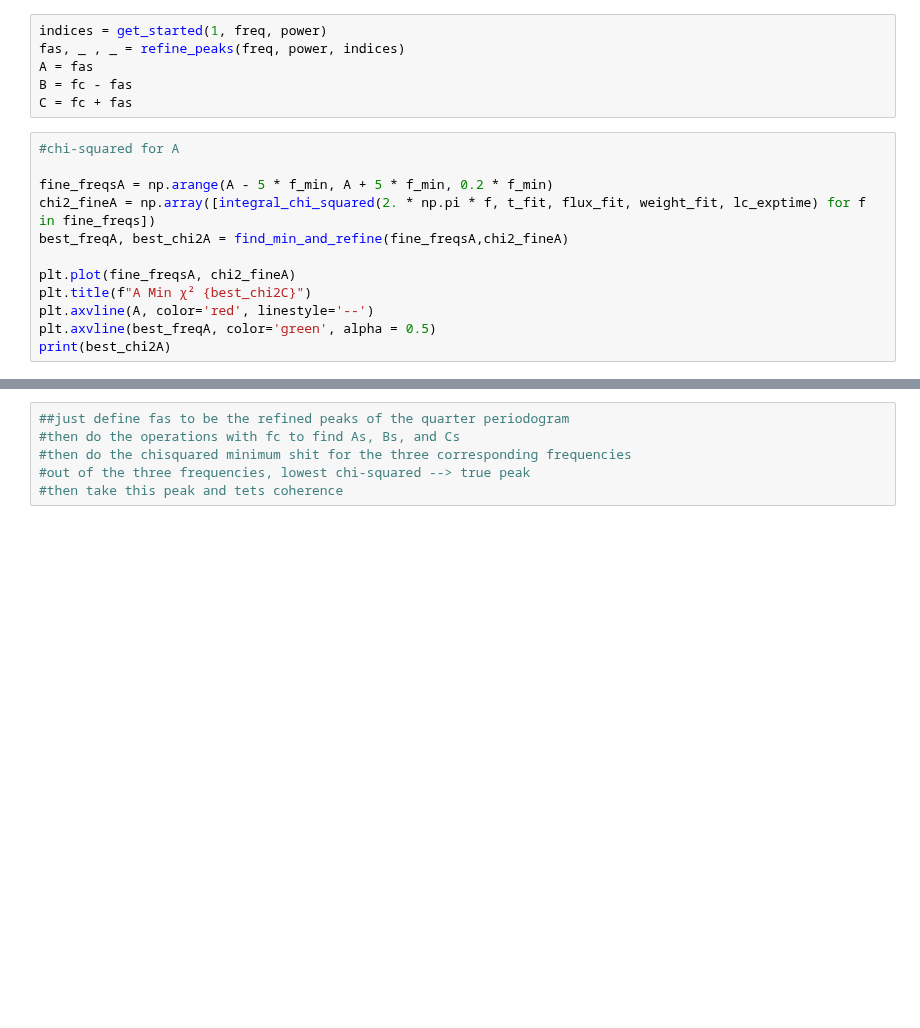
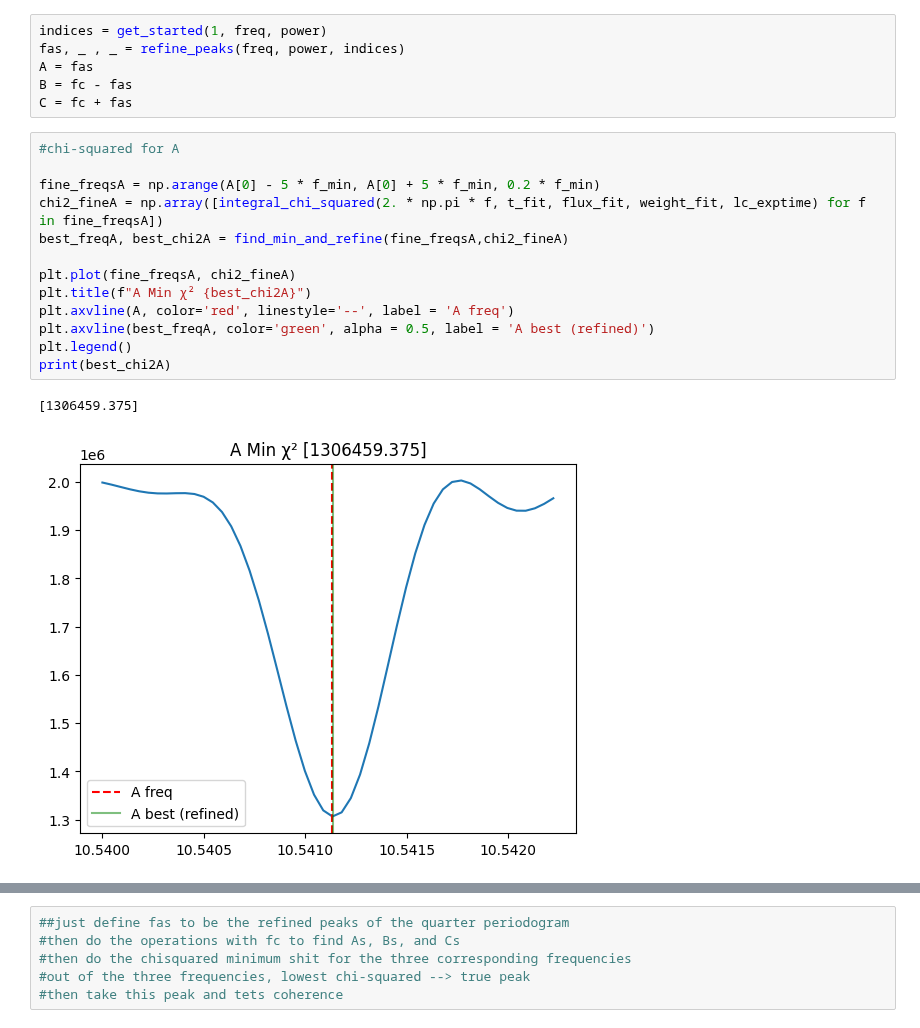
Before and after one commit to Hoggnation/cataloging_coherent_oscillators, a Jupyter notebook: chi-square_minimum_of_3freqs.ipynb, the cells around one changed output, grey strips where cells are left out. Drawn from its saved outputs; the diff is of its cells as text; blank space fills up the shorter version.

Commit message:
created plots in A,B,C

```diff
--- a/chi-square_minimum_of_3freqs.ipynb
+++ b/chi-square_minimum_of_3freqs.ipynb
@@ -289,15 +291,19 @@ C = fc + fas
 # %%
 #chi-squared for A
 
-fine_freqsA = np.arange(A - 5 * f_min, A + 5 * f_min, 0.2 * f_min)
-chi2_fineA = np.array([integral_chi_squared(2. * np.pi * f, t_fit, flux_fit, weight_fit, lc_exptime) for f in fine_freqs])
+fine_freqsA = np.arange(A[0] - 5 * f_min, A[0] + 5 * f_min, 0.2 * f_min)
+chi2_fineA = np.array([integral_chi_squared(2. * np.pi * f, t_fit, flux_fit, weight_fit, lc_exptime) for f in fine_freqsA])
 best_freqA, best_chi2A = find_min_and_refine(fine_freqsA,chi2_fineA)
 
 plt.plot(fine_freqsA, chi2_fineA)
-plt.title(f"A Min χ² {best_chi2C}")
-plt.axvline(A, color='red', linestyle='--')
-plt.axvline(best_freqA, color='green', alpha = 0.5)
+plt.title(f"A Min χ² {best_chi2A}")
+plt.axvline(A, color='red', linestyle='--', label = 'A freq')
+plt.axvline(best_freqA, color='green', alpha = 0.5, label = 'A best (refined)')
+plt.legend()
 print(best_chi2A)
+# %% [output]
+[1306459.375]
+[figure, added]
 # %%
 #chi-squared for B
 
```
Also changed, not shown: parts of 3 cells of this notebook.
